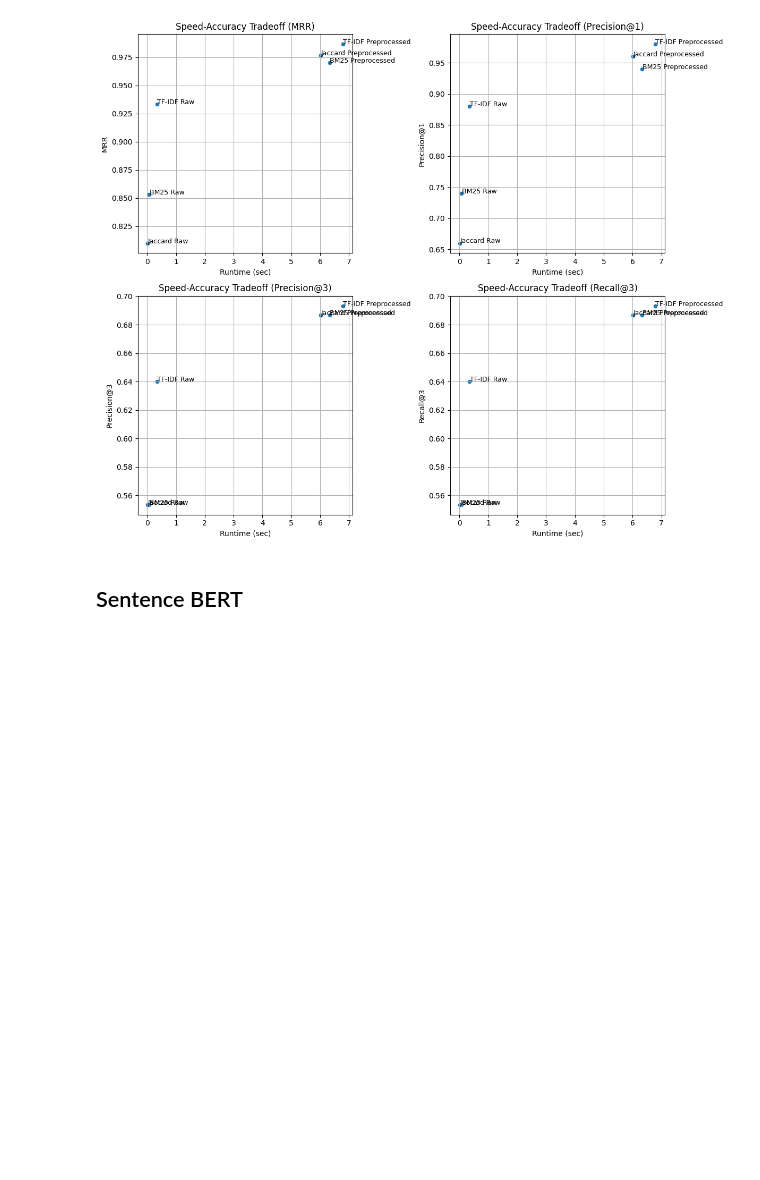
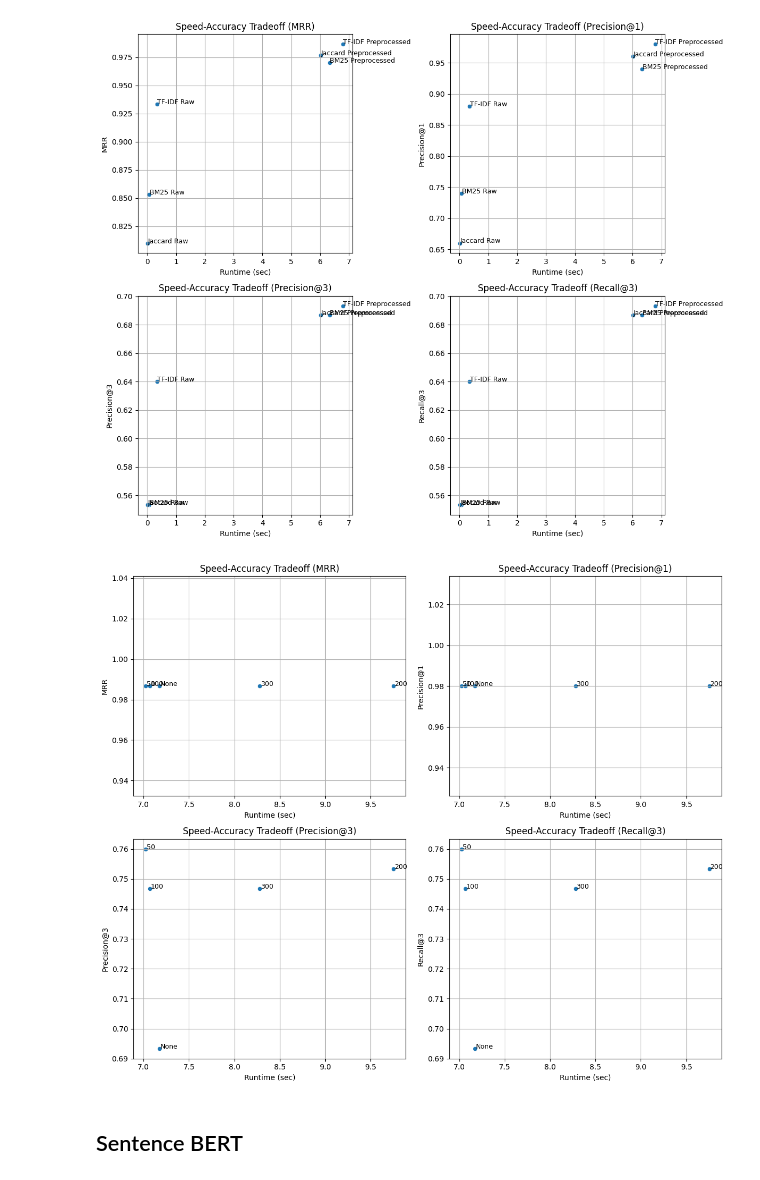
Before and after one commit to FTsune/semantic-research, a Jupyter notebook: notebooks/reports.ipynb, the cells around one changed output. Drawn from its saved outputs; the diff is of its cells as text; code cells hidden in the pictures; blank space fills up the shorter version.

```diff
--- a/notebook/reports.ipynb
+++ b/notebooks/reports.ipynb
@@ -236,6 +236,10 @@ def plot_speed_accuracy_grid(results_dict, accuracy_metrics=None):
 plot_speed_accuracy_grid(traditional_ablation_results)
 # %% [output]
 [figure]
+# %%
+plot_speed_accuracy_grid(tfidf_dr)
+# %% [output]
+[figure, added]
 # %% [markdown]
 ## Sentence BERT
 # %% [markdown]
```
Also changed, not shown: parts of 2 cells of this notebook, 16 other files.
